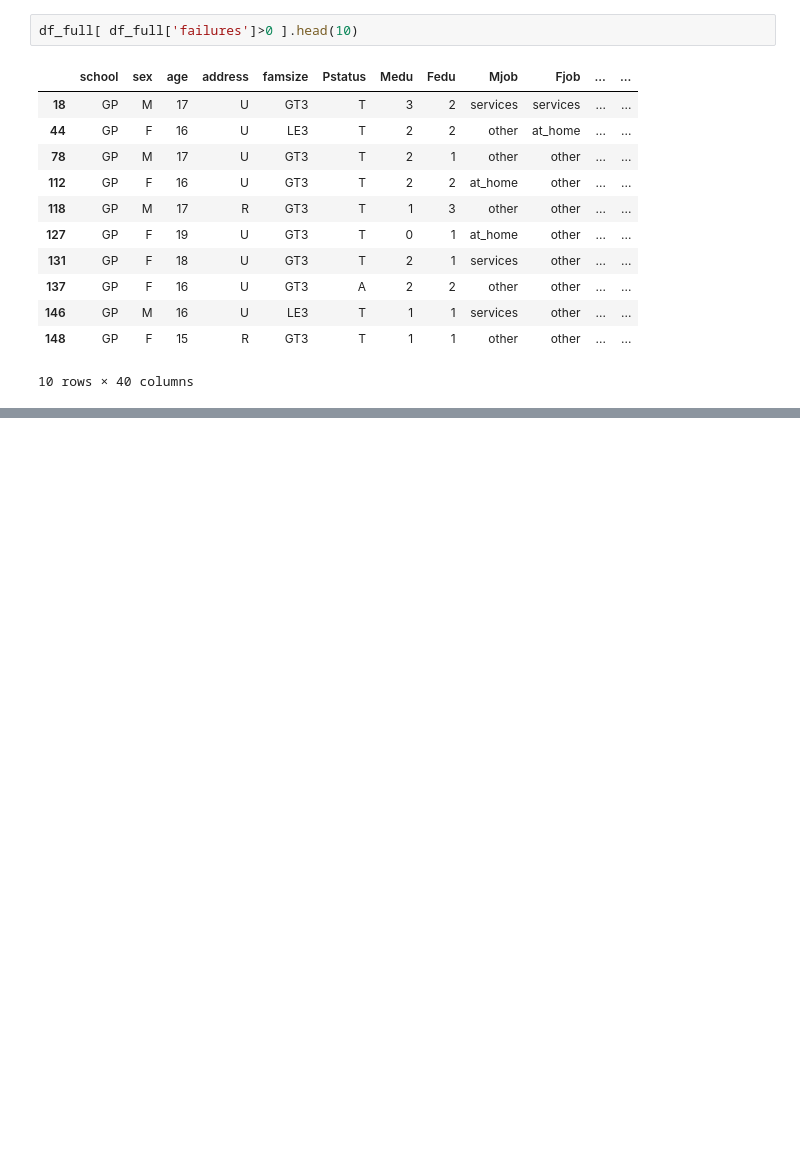
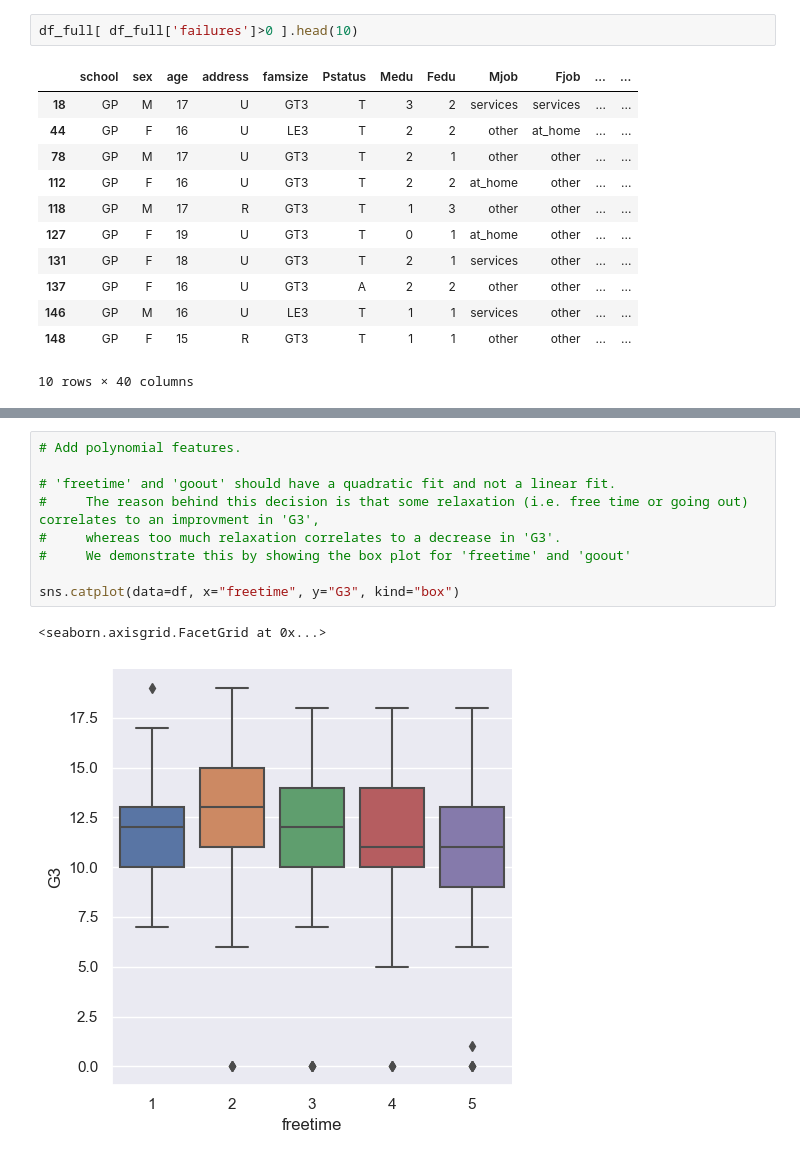
Before and after one commit to bwoakley/ML_projects, a Jupyter notebook: Project_Student_Performance/Proj_Student2.ipynb, the cells around one changed output, grey strips where cells are left out. Cells and saved outputs as stored; diff of their text form; blank space fills up the shorter version.

```diff
--- a/Project_Student_Performance/Proj_Student2.ipynb
+++ b/Project_Student_Performance/Proj_Student2.ipynb
@@ -1004,0 +1070,12 @@ df_full[ df_full['failures']>0 ].head(10)
+# %%
+# Add polynomial features.
+
+# 'freetime' and 'goout' should have a quadratic fit and not a linear fit.
+#     The reason behind this decision is that some relaxation (i.e. free time or going out) correlates to an improvment in 'G3',
+#     whereas too much relaxation correlates to a decrease in 'G3'.
+#     We demonstrate this by showing the box plot for 'freetime' and 'goout'
+
+sns.catplot(data=df, x="freetime", y="G3", kind="box")
+# %% [output]
+<seaborn.axisgrid.FacetGrid at 0x...>
+[figure, added]
```
Also changed, not shown: parts of 13 cells of this notebook, 2 other files.
